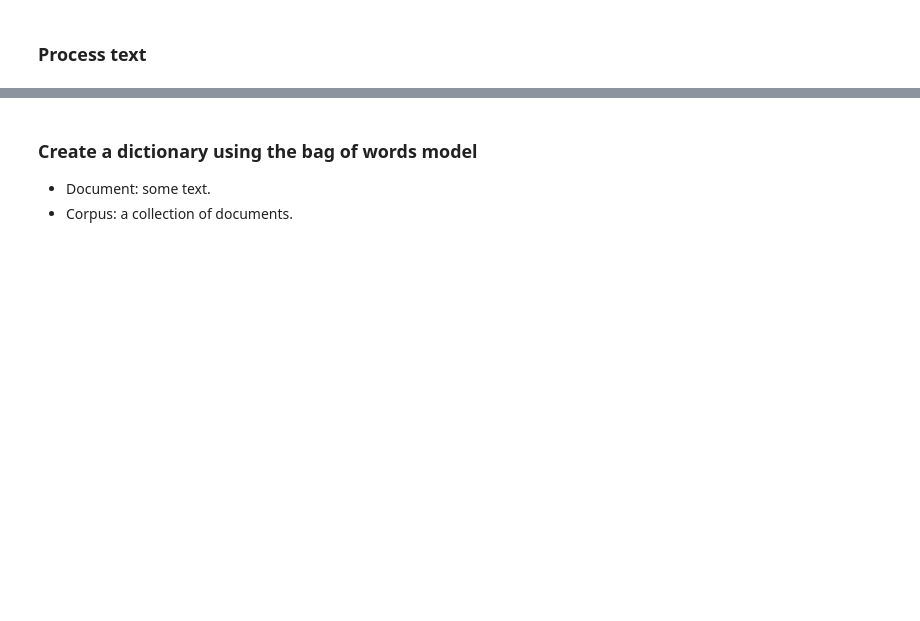
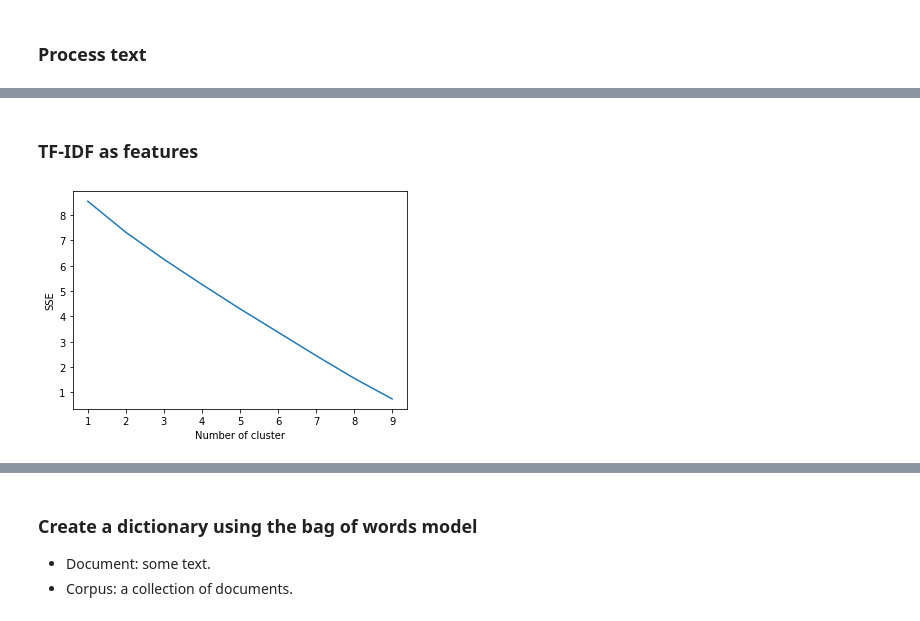
Before and after one commit to mathewsrc/Topic-Modeling-Reclame-Aqui, a Jupyter notebook: Unsupervised_Sentiment_Analysis.ipynb, the cells around one changed output, grey strips where cells are left out. Cells and saved outputs as stored; diff of their text form; code cells hidden in the pictures; blank space fills up the shorter version.

```diff
--- a/Unsupervised_Sentiment_Analysis.ipynb
+++ b/Unsupervised_Sentiment_Analysis.ipynb
@@ -201,0 +234,12 @@ Name: body, dtype: object
+# %%
+tv = TfidfVectorizer()
+tv.fit(df['body'])
+tv_tedfeatures = tv.transform(df['body'])
+print(f"samples: {tv_tedfeatures.shape[0]}, features: {tv_tedfeatures.shape[1]}")
+
+# convert sparse matrix to dense
+dense = tv_tedfeatures.todense()
+denselist = dense.tolist()
+tfid_df = pd.DataFrame(denselist,columns=tv.get_feature_names_out())
+print()
+print(tfid_df.iloc[:, 0:6])
@@ -201,0 +297,17 @@ Name: body, dtype: object
+# %% [markdown]
+### **TF-IDF as features**
+# %%
+# Elbow method
+from sklearn.cluster import KMeans
+import matplotlib.pyplot as plt
+elbow_method = {}
+for k in range(1, 10):
+  kmeans_elbow = KMeans(n_clusters=k).fit(tv_tedfeatures)
+  elbow_method[k] = kmeans_elbow.inertia_
+plt.figure()
+plt.plot(list(elbow_method.keys()), list(elbow_method.values()))
+plt.xlabel("Number of cluster")
+plt.ylabel("SSE")
+plt.show()
+# %% [output]
+[figure, added]
```
Also changed, not shown: parts of 67 cells of this notebook.
